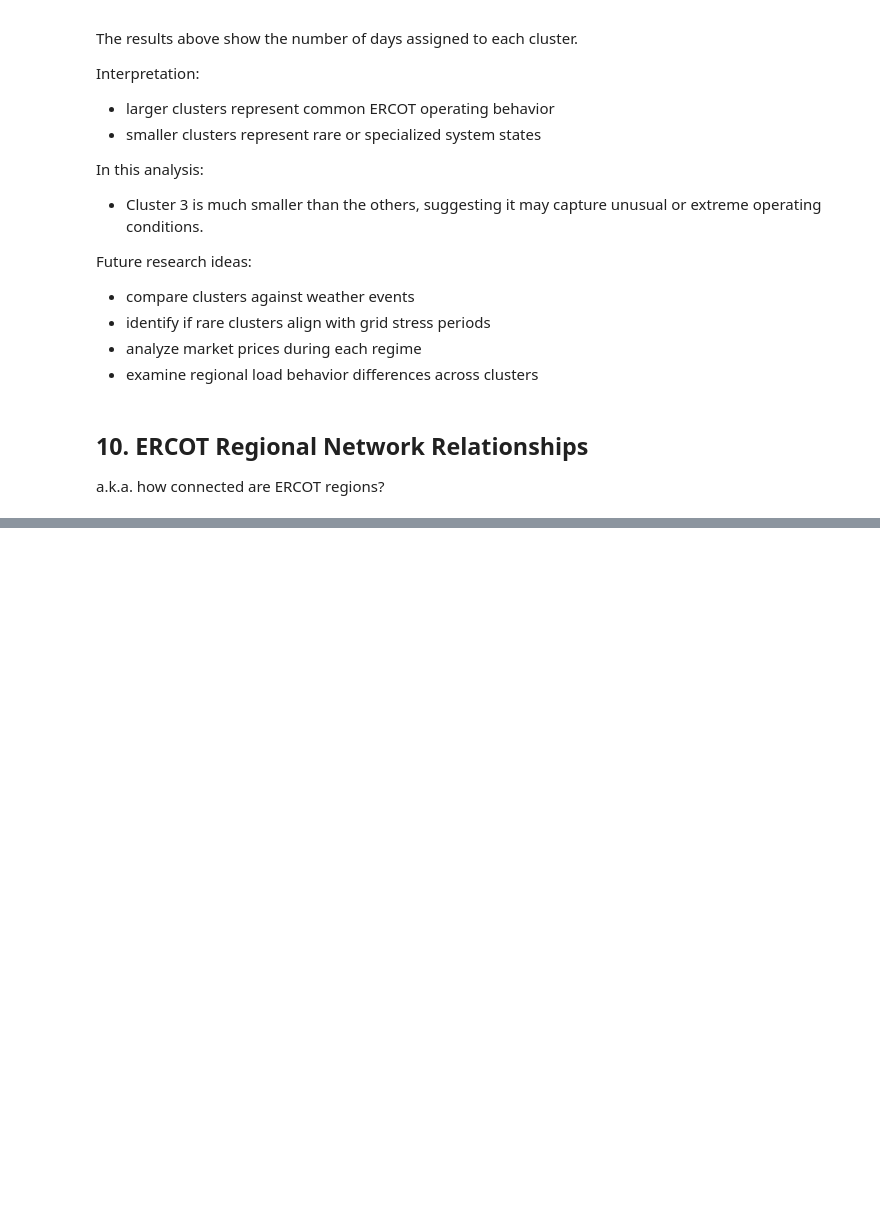
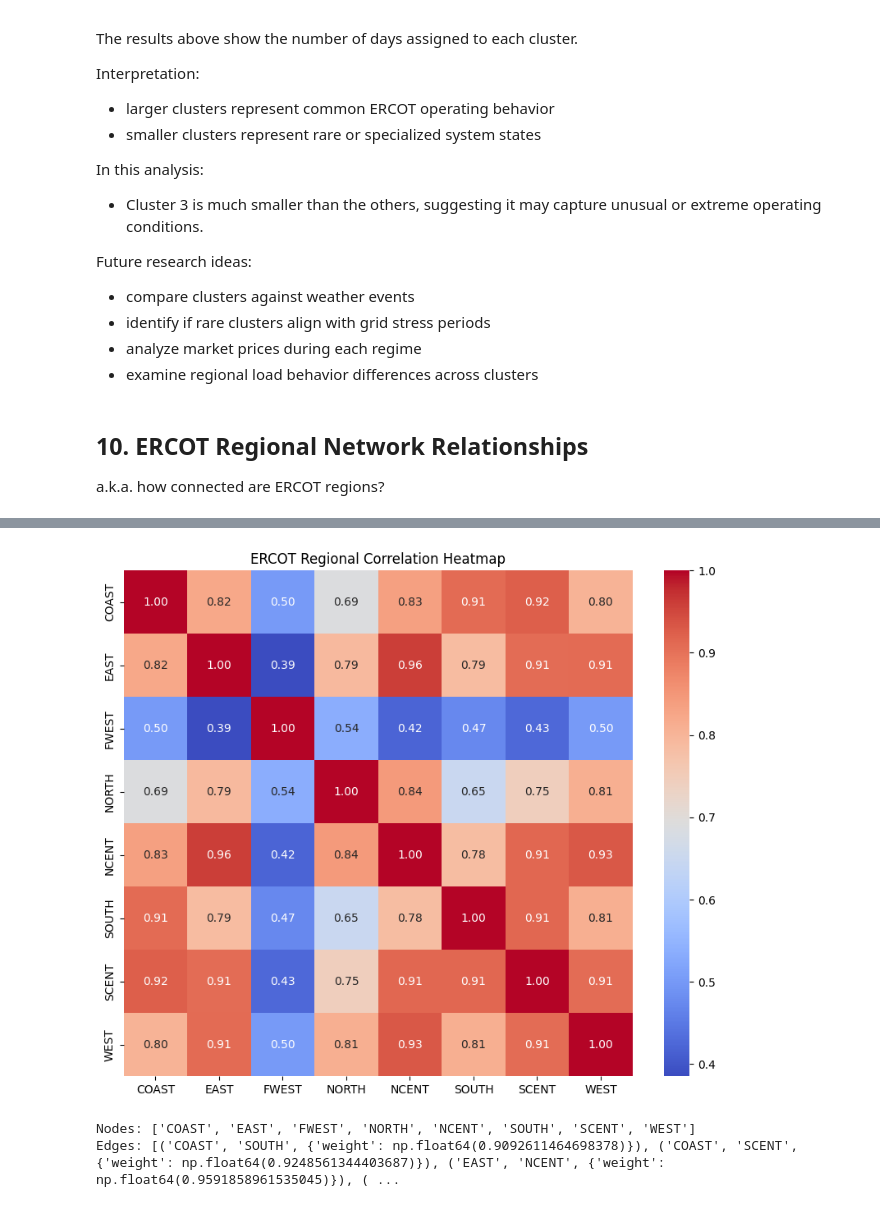
Before and after one commit to lessleyH/energy-reliability-systems-, a Jupyter notebook: ERCOT_2025_exploration.ipynb, the cells around one changed output, grey strips where cells are left out. Saved outputs shown, nothing was run; the diff lists cells and outputs as text; code cells hidden in the pictures; blank space fills up the shorter version.

Commit message:
Relationship analysis with heatmap

```diff
--- a/ERCOT_2025_exploration.ipynb
+++ b/ERCOT_2025_exploration.ipynb
@@ -1130,0 +1133,17 @@ Future research ideas:
+# %%
+# Regional Columns
+regions = [
+    'COAST',
+    'EAST',
+    'FWEST',
+    'NORTH',
+    'NCENT',
+    'SOUTH',
+    'SCENT',
+    'WEST'
+]
+
+regional_data = merged[regions]
+
+print("Regional Dataset:")
+display(regional_data.head())
@@ -1130,0 +1158,8 @@ Future research ideas:
+# %%
+# Regional Correlation Matrix
+regional_corr = regional_data.corr()
+
+print("Regional Correlation Matrix:")
+display(regional_corr)
+# the closer the values are o 1 the stringer relationship
+# he closer to 0 the weaker the relationship is
@@ -1130,0 +1177,43 @@ Future research ideas:
+# %%
+import seaborn as sns
+
+# Heatmap
+plt.figure(figsize=(10,8))
+
+sns.heatmap(
+    regional_corr,
+    annot=True,
+    cmap='coolwarm',
+    fmt='.2f'
+)
+
+plt.title("ERCOT Regional Correlation Heatmap")
+plt.show()
+# %% [output]
+[figure, added]
+# %%
+import networkx as nx
+
+# Create graph
+G = nx.Graph()
+
+# Add nodes
+for region in regions:
+    G.add_node(region)
+
+# Add edges for strong correlations
+threshold = 0.90
+
+for i in regions:
+    for j in regions:
+        if i != j:
+            corr_value = regional_corr.loc[i, j]
+
+            if corr_value > threshold:
+                G.add_edge(i, j, weight=corr_value)
+
+print("Nodes:", G.nodes())
+print("Edges:", G.edges(data=True))
+# %% [output]
+Nodes: ['COAST', 'EAST', 'FWEST', 'NORTH', 'NCENT', 'SOUTH', 'SCENT', 'WEST']
+Edges: [('COAST', 'SOUTH', {'weight': np.float64(0.9092611464698378)}), ('COAST', 'SCENT', {'weight': np.float64(0.9248561344403687)}), ('EAST', 'NCENT', {'weight': np.float64(0.9591858961535045)}), ( ...
```
Also changed, not shown: parts of 8 cells of this notebook.
